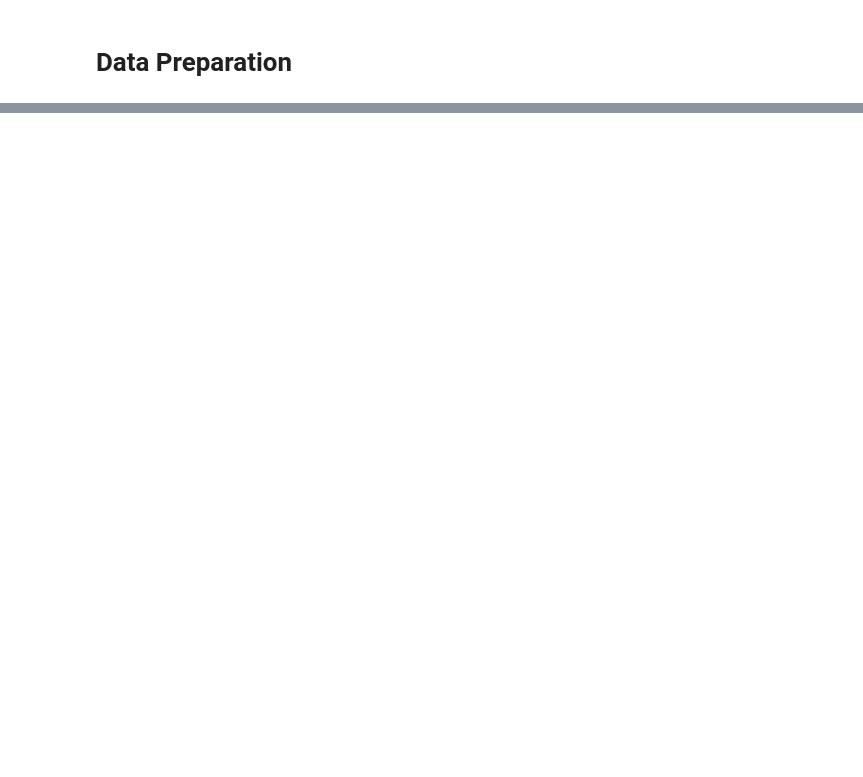
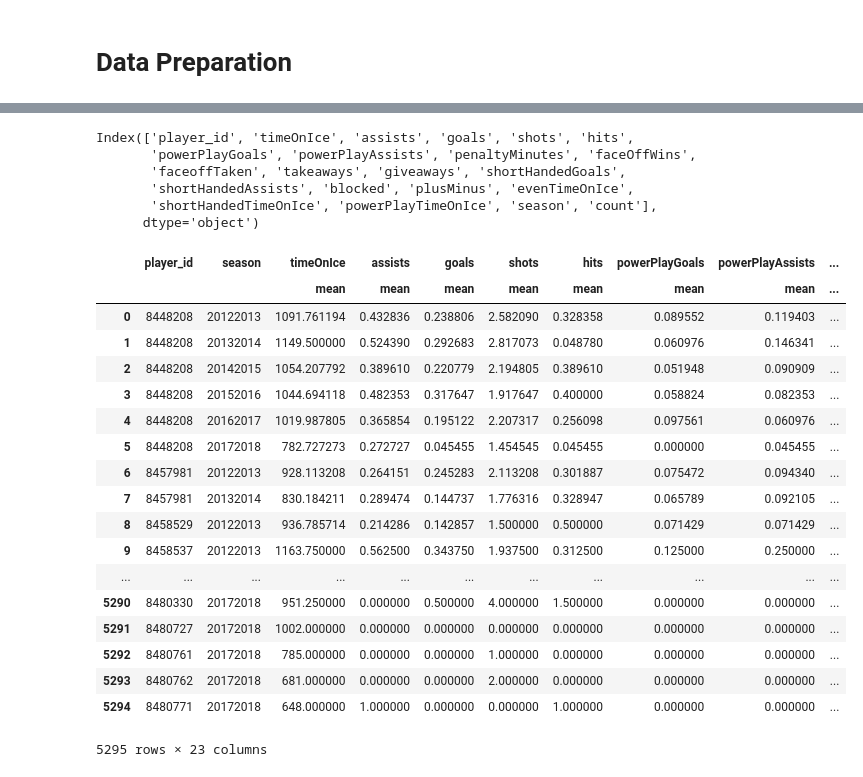
Before and after one commit to lapalap/NHL_Visualization, a Jupyter notebook: Py_data_cooking.ipynb, the cells around one changed output, grey strips where cells are left out. Saved outputs shown, nothing was run; the diff lists cells and outputs as text; code cells hidden in the pictures; blank space fills up the shorter version.

```diff
--- a/Py_data_cooking.ipynb
+++ b/Py_data_cooking.ipynb
@@ -29,0 +15,2 @@ Plays
+# %%
+Player_stat_detailed = pd.merge(Game_skater_stats, Game, on='game_id')
@@ -29,0 +29,58 @@ Plays
+# %%
+Player_stat_detailed = Player_stat_detailed.drop(['game_id', 'team_id', 'type', 'date_time', 'away_team_id', 'home_team_id', 'away_goals',
+       'home_goals', 'outcome', 'home_rink_side_start', 'venue', 'venue_link',
+       'venue_time_zone_id', 'venue_time_zone_offset', 'venue_time_zone_tz' ], axis=1)
+# %%
+Player_stat_detailed['count'] = 1
+# %%
+Player_stat_detailed.columns
+# %% [output]
+Index(['player_id', 'timeOnIce', 'assists', 'goals', 'shots', 'hits',
+       'powerPlayGoals', 'powerPlayAssists', 'penaltyMinutes', 'faceOffWins',
+       'faceoffTaken', 'takeaways', 'giveaways', 'shortHandedGoals',
+       'shortHandedAssists', 'blocked', 'plusMinus', 'evenTimeOnIce',
+       'shortHandedTimeOnIce', 'powerPlayTimeOnIce', 'season', 'count'],
+      dtype='object')
+# %%
+grouped = Player_stat_detailed.groupby(['player_id', 'season'], as_index = False)
+# %%
+grouped.agg({'timeOnIce' : 'mean',
+             'assists' : 'mean',
+             'goals' : 'mean',
+             'shots' : 'mean',
+             'hits' : 'mean',
+             'powerPlayGoals' : 'mean',
+             'powerPlayAssists' : 'mean',
+             'penaltyMinutes' : 'mean',
+             'faceOffWins' : 'mean',
+             'faceoffTaken' : 'mean',
+             'takeaways' : 'mean',
+             'giveaways' : 'mean',
+             'shortHandedGoals' : 'mean',
+             'shortHandedAssists' : 'mean',
+             'blocked' : 'mean',
+             'plusMinus' : ['mean','sum'],
+             'evenTimeOnIce' : 'mean',
+             'shortHandedTimeOnIce' : 'mean',
+             'powerPlayTimeOnIce' : 'mean',
+             'count' : 'sum'}, group_keys = True)
+# %% [output]
+|  | player_id | season | timeOnIce | assists | goals | shots | hits | powerPlayGoals | powerPlayAssists | ... |
+|  |  |  | mean | mean | mean | mean | mean | mean | mean | ... |
+| 0 | 8448208 | 20122013 | 1091.761194 | 0.432836 | 0.238806 | 2.582090 | 0.328358 | 0.089552 | 0.119403 | ... |
+| 1 | 8448208 | 20132014 | 1149.500000 | 0.524390 | 0.292683 | 2.817073 | 0.048780 | 0.060976 | 0.146341 | ... |
+| 2 | 8448208 | 20142015 | 1054.207792 | 0.389610 | 0.220779 | 2.194805 | 0.389610 | 0.051948 | 0.090909 | ... |
+| 3 | 8448208 | 20152016 | 1044.694118 | 0.482353 | 0.317647 | 1.917647 | 0.400000 | 0.058824 | 0.082353 | ... |
+| 4 | 8448208 | 20162017 | 1019.987805 | 0.365854 | 0.195122 | 2.207317 | 0.256098 | 0.097561 | 0.060976 | ... |
+| 5 | 8448208 | 20172018 | 782.727273 | 0.272727 | 0.045455 | 1.454545 | 0.045455 | 0.000000 | 0.045455 | ... |
+| 6 | 8457981 | 20122013 | 928.113208 | 0.264151 | 0.245283 | 2.113208 | 0.301887 | 0.075472 | 0.094340 | ... |
+| 7 | 8457981 | 20132014 | 830.184211 | 0.289474 | 0.144737 | 1.776316 | 0.328947 | 0.065789 | 0.092105 | ... |
+| 8 | 8458529 | 20122013 | 936.785714 | 0.214286 | 0.142857 | 1.500000 | 0.500000 | 0.071429 | 0.071429 | ... |
+| 9 | 8458537 | 20122013 | 1163.750000 | 0.562500 | 0.343750 | 1.937500 | 0.312500 | 0.125000 | 0.250000 | ... |
+| ... | ... | ... | ... | ... | ... | ... | ... | ... | ... | ... |
+| 5290 | 8480330 | 20172018 | 951.250000 | 0.000000 | 0.500000 | 4.000000 | 1.500000 | 0.000000 | 0.000000 | ... |
+| 5291 | 8480727 | 20172018 | 1002.000000 | 0.000000 | 0.000000 | 0.000000 | 0.000000 | 0.000000 | 0.000000 | ... |
+| 5292 | 8480761 | 20172018 | 785.000000 | 0.000000 | 0.000000 | 1.000000 | 0.000000 | 0.000000 | 0.000000 | ... |
+| 5293 | 8480762 | 20172018 | 681.000000 | 0.000000 | 0.000000 | 2.000000 | 0.000000 | 0.000000 | 0.000000 | ... |
+| 5294 | 8480771 | 20172018 | 648.000000 | 1.000000 | 0.000000 | 0.000000 | 1.000000 | 0.000000 | 0.000000 | ... |
+5295 rows × 23 columns
```
Also changed, not shown: parts of 4 cells of this notebook, 3 other files.
